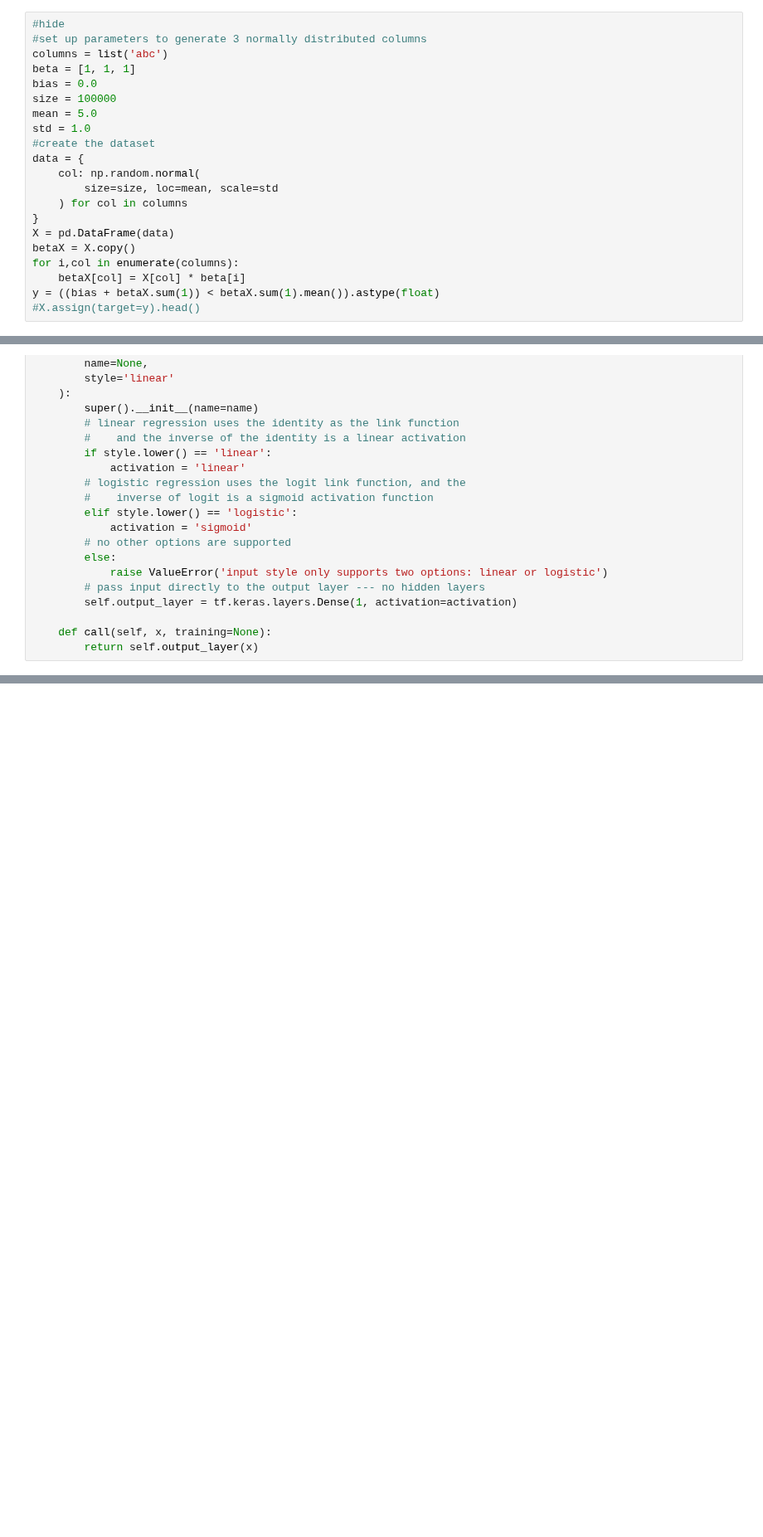
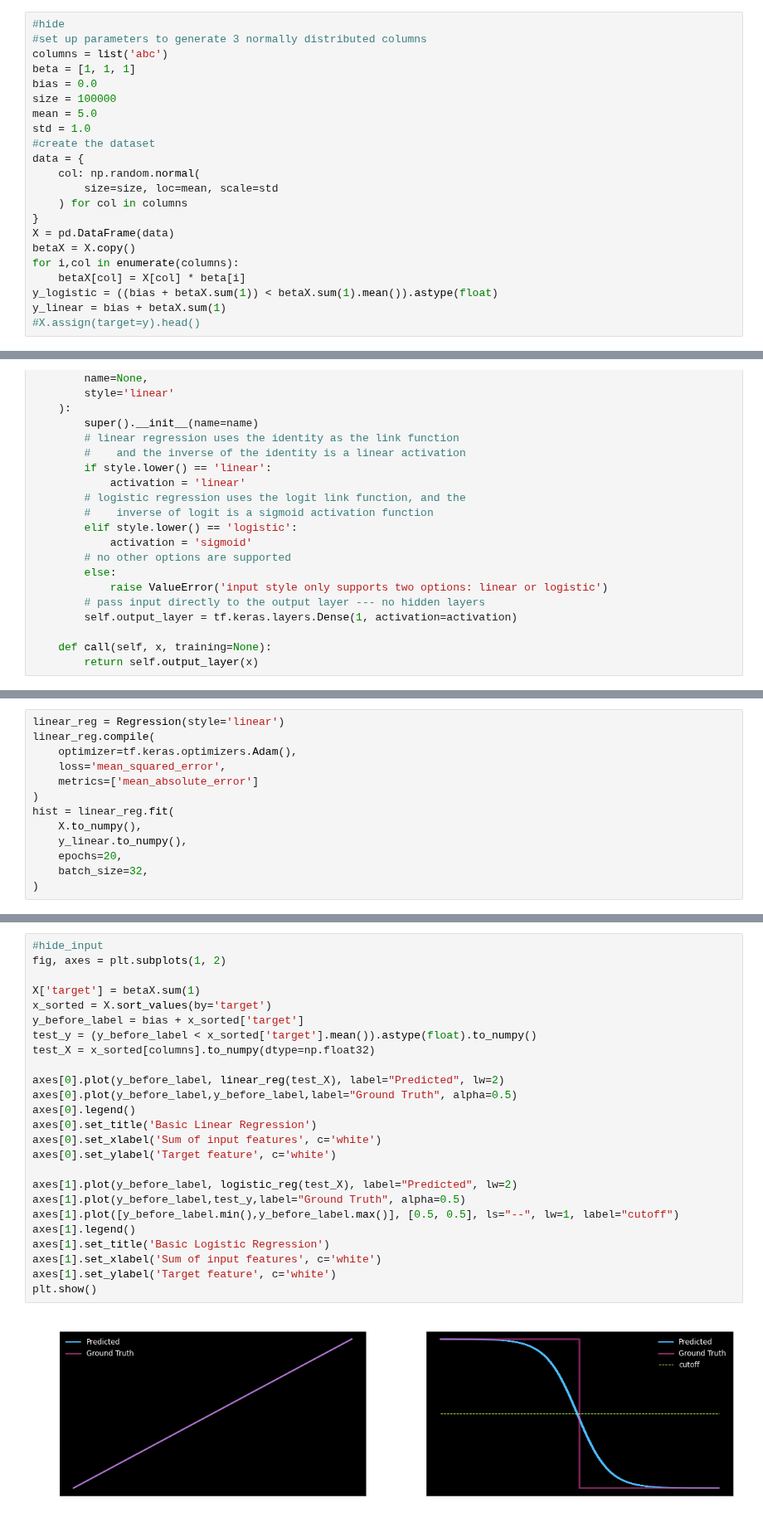
Before and after one commit to RyanSaxe/blog, a Jupyter notebook: _notebooks/2020-12-01-NAM.ipynb, the cells around one changed output, grey strips where cells are left out. Shown at 83% size. Drawn from its saved outputs; the diff is of its cells as text; blank space fills up the shorter version.

```diff
--- a/_notebooks/2020-12-01-NAM.ipynb
+++ b/_notebooks/2020-12-01-NAM.ipynb
@@ -109,7 +128,8 @@ X = pd.DataFrame(data)
 betaX = X.copy()
 for i,col in enumerate(columns):
     betaX[col] = X[col] * beta[i]
-y = ((bias + betaX.sum(1)) < betaX.sum(1).mean()).astype(float)
+y_logistic = ((bias + betaX.sum(1)) < betaX.sum(1).mean()).astype(float)
+y_linear = bias + betaX.sum(1)
 #X.assign(target=y).head()
 # %%
 class Regression(tf.keras.Model):
@@ -137,0 +195,13 @@ class Regression(tf.keras.Model):
+# %%
+linear_reg = Regression(style='linear')
+linear_reg.compile(
+    optimizer=tf.keras.optimizers.Adam(),
+    loss='mean_squared_error',
+    metrics=['mean_absolute_error']
+)
+hist = linear_reg.fit(
+    X.to_numpy(),
+    y_linear.to_numpy(),
+    epochs=20,
+    batch_size=32,
+)
@@ -137,0 +231,27 @@ class Regression(tf.keras.Model):
+# %%
+#hide_input
+fig, axes = plt.subplots(1, 2)
+
+X['target'] = betaX.sum(1)
+x_sorted = X.sort_values(by='target')
+y_before_label = bias + x_sorted['target']
+test_y = (y_before_label < x_sorted['target'].mean()).astype(float).to_numpy()
+test_X = x_sorted[columns].to_numpy(dtype=np.float32)
+
+axes[0].plot(y_before_label, linear_reg(test_X), label="Predicted", lw=2)
+axes[0].plot(y_before_label,y_before_label,label="Ground Truth", alpha=0.5)
+axes[0].legend()
+axes[0].set_title('Basic Linear Regression')
+axes[0].set_xlabel('Sum of input features', c='white')
+axes[0].set_ylabel('Target feature', c='white')
+
+axes[1].plot(y_before_label, logistic_reg(test_X), label="Predicted", lw=2)
+axes[1].plot(y_before_label,test_y,label="Ground Truth", alpha=0.5)
+axes[1].plot([y_before_label.min(),y_before_label.max()], [0.5, 0.5], ls="--", lw=1, label="cutoff")
+axes[1].legend()
+axes[1].set_title('Basic Logistic Regression')
+axes[1].set_xlabel('Sum of input features', c='white')
+axes[1].set_ylabel('Target feature', c='white')
+plt.show()
+# %% [output]
+[figure, added]
```
Also changed, not shown: parts of 36 cells of this notebook.
